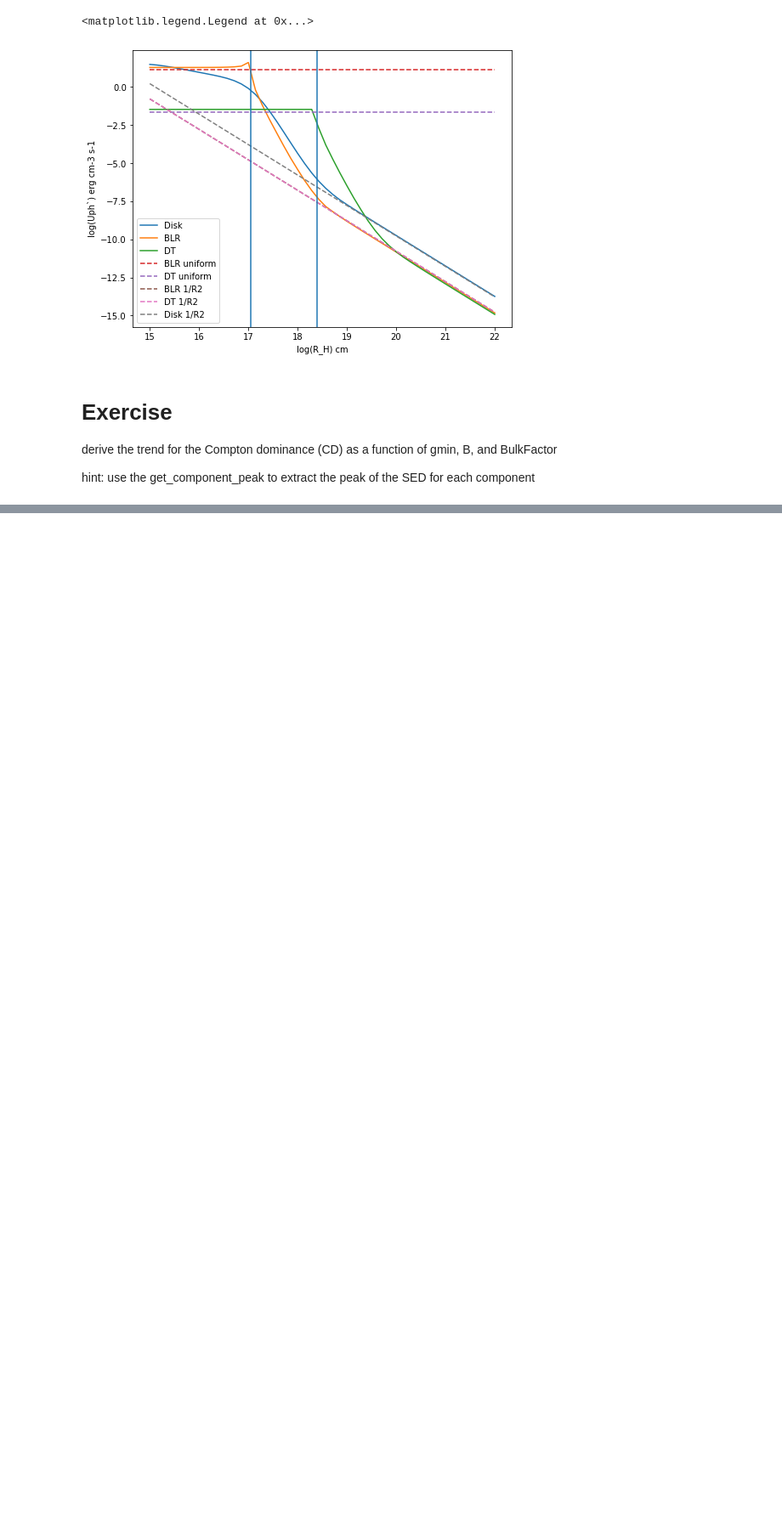
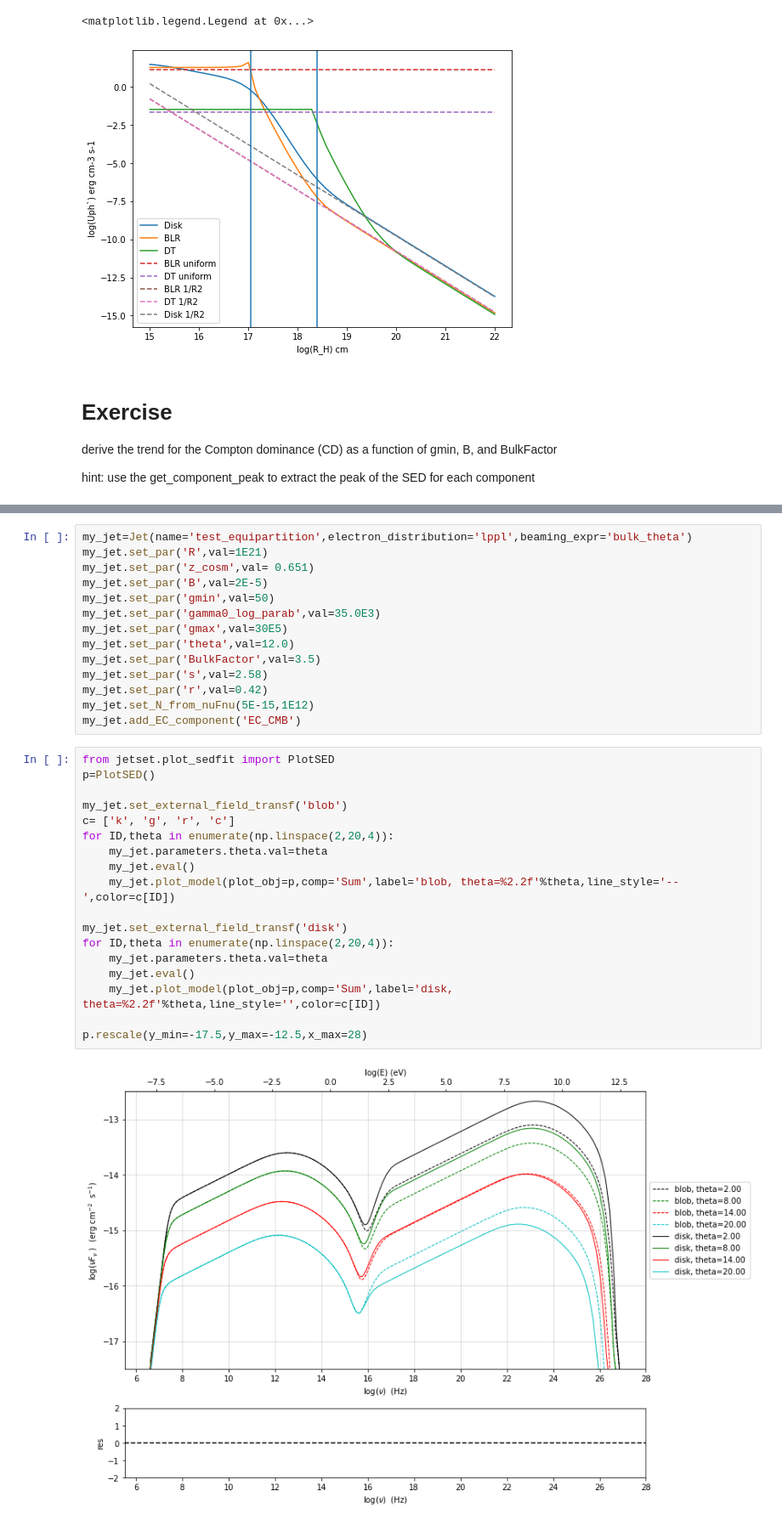
Before and after one commit to andreatramacere/Geneva_CTA_group_JetSeT_Course, a Jupyter notebook: Tutorial_3.ipynb, the cells around one changed output, grey strips where cells are left out. Shown at 85% size. Cells and saved outputs as stored; diff of their text form; blank space fills up the shorter version.

```diff
--- a/Tutorial_3.ipynb
+++ b/Tutorial_3.ipynb
@@ -341,0 +344,34 @@ hint: use the get_component_peak to extract the peak of the SED for each compone
+# %%
+my_jet=Jet(name='test_equipartition',electron_distribution='lppl',beaming_expr='bulk_theta')
+my_jet.set_par('R',val=1E21)
+my_jet.set_par('z_cosm',val= 0.651)
+my_jet.set_par('B',val=2E-5)
+my_jet.set_par('gmin',val=50)
+my_jet.set_par('gamma0_log_parab',val=35.0E3)
+my_jet.set_par('gmax',val=30E5)
+my_jet.set_par('theta',val=12.0)
+my_jet.set_par('BulkFactor',val=3.5)
+my_jet.set_par('s',val=2.58)
+my_jet.set_par('r',val=0.42)
+my_jet.set_N_from_nuFnu(5E-15,1E12)
+my_jet.add_EC_component('EC_CMB')
+# %%
+from jetset.plot_sedfit import PlotSED
+p=PlotSED()
+
+my_jet.set_external_field_transf('blob')
+c= ['k', 'g', 'r', 'c']
+for ID,theta in enumerate(np.linspace(2,20,4)):
+    my_jet.parameters.theta.val=theta
+    my_jet.eval()
+    my_jet.plot_model(plot_obj=p,comp='Sum',label='blob, theta=%2.2f'%theta,line_style='--',color=c[ID])
+
+my_jet.set_external_field_transf('disk')
+for ID,theta in enumerate(np.linspace(2,20,4)):
+    my_jet.parameters.theta.val=theta
+    my_jet.eval()
+    my_jet.plot_model(plot_obj=p,comp='Sum',label='disk, theta=%2.2f'%theta,line_style='',color=c[ID])
+
+p.rescale(y_min=-17.5,y_max=-12.5,x_max=28)
+# %% [output]
+[figure, added]
```
Also changed, not shown: parts of 6 cells of this notebook, 1 other file.
